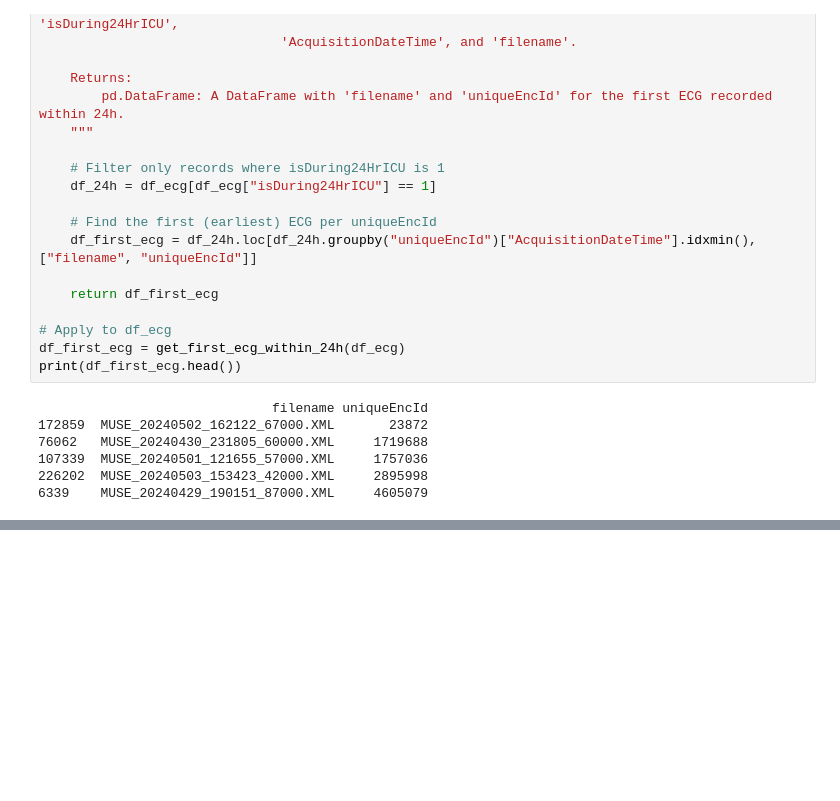
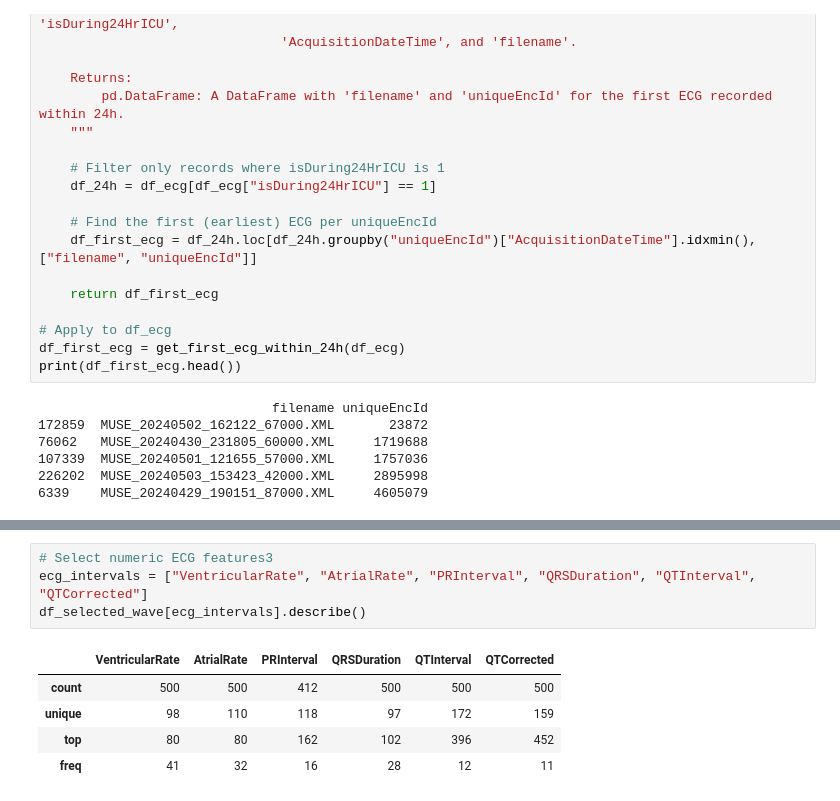
Before and after one commit to pdbn/MUMC-Thesis-Project, a Jupyter notebook: ECG loading scripts/ECG.ipynb, the cells around one changed output, grey strips where cells are left out. Cells and saved outputs as stored; diff of their text form; blank space fills up the shorter version.

```diff
--- a/ECG loading scripts/ECG.ipynb
+++ b/ECG loading scripts/ECG.ipynb
@@ -210,0 +237,10 @@ ValueError: setting an array element with a sequence. The requested array has an
+# %%
+# Select numeric ECG features3
+ecg_intervals = ["VentricularRate", "AtrialRate", "PRInterval", "QRSDuration", "QTInterval", "QTCorrected"]
+df_selected_wave[ecg_intervals].describe()
+# %% [output]
+|  | VentricularRate | AtrialRate | PRInterval | QRSDuration | QTInterval | QTCorrected |
+| count | 500 | 500 | 412 | 500 | 500 | 500 |
+| unique | 98 | 110 | 118 | 97 | 172 | 159 |
+| top | 80 | 80 | 162 | 102 | 396 | 452 |
+| freq | 41 | 32 | 16 | 28 | 12 | 11 |
```
Also changed, not shown: parts of 6 cells of this notebook, 3 other files.
